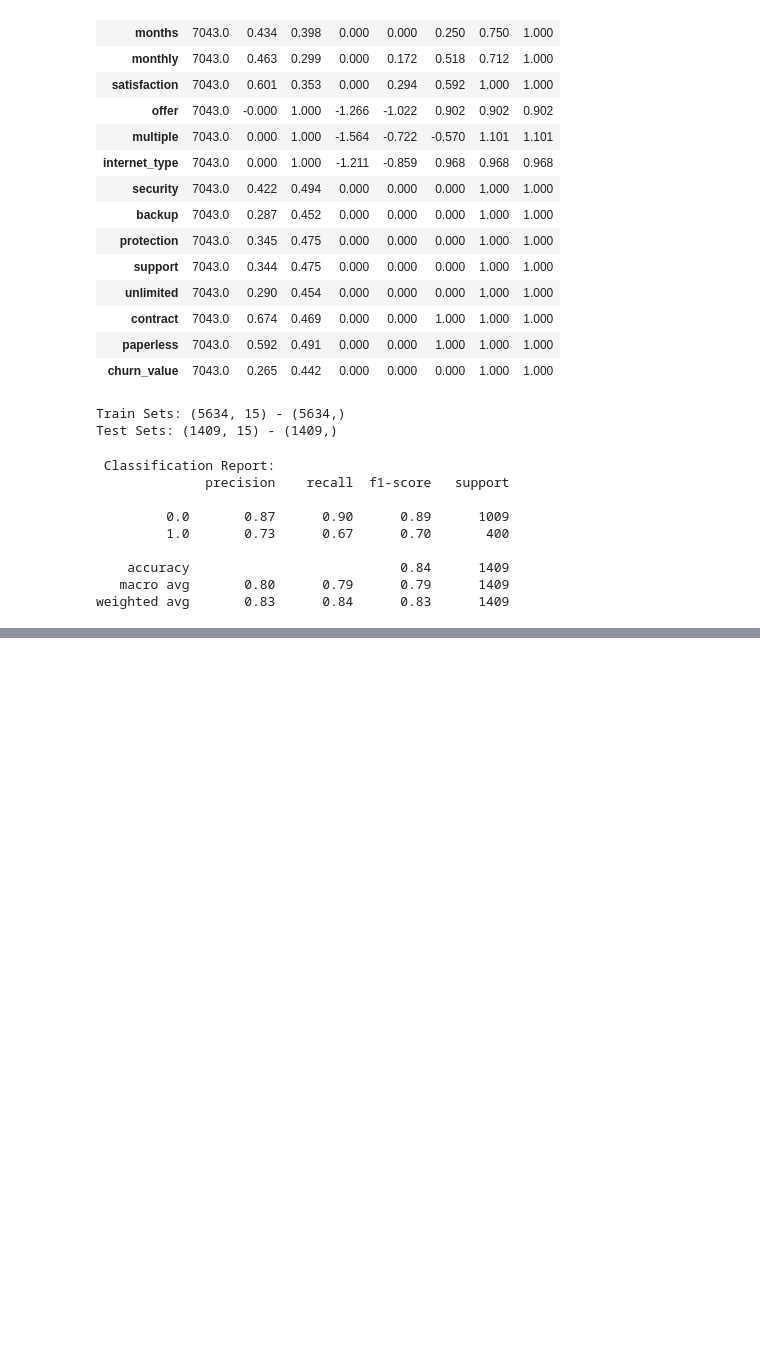
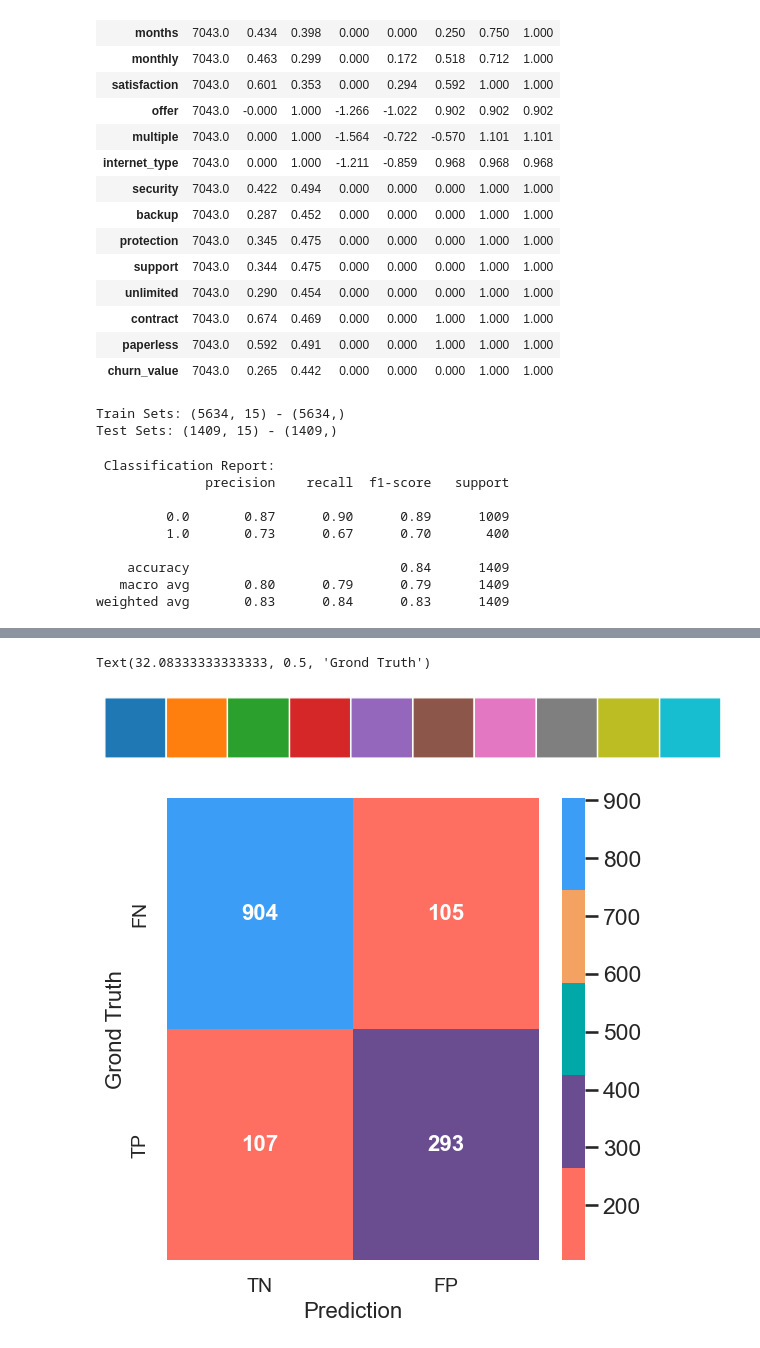
Before and after one commit to MerveTascii00/machine-learning-journey, a Jupyter notebook: 03_KNN.ipynb, the cells around one changed output, grey strips where cells are left out. Cells and saved outputs as stored; diff of their text form; code cells hidden in the pictures; blank space fills up the shorter version.

```diff
--- a/03_KNN.ipynb
+++ b/03_KNN.ipynb
@@ -382,0 +539,33 @@ weighted avg       0.83      0.84      0.83      1409
+# %%
+colors = [
+    "#FF6F61", "#6A4C90", "#00A8A8", "#F4A261", "#3B9DF5"
+]
+
+palette = sns.color_palette(colors)
+
+sns.palplot(sns.color_palette())
+
+_, ax = plt.subplots(figsize=(6, 6))
+
+ax = sns.heatmap(
+    confusion_matrix(y_test, y_pred_final),
+    annot=True,
+    fmt='d',
+    cmap=colors,
+    annot_kws={
+        'size':16,
+        'weight':'bold'
+    }
+)
+
+x_tick_labels = ['TN', 'FP']
+y_tick_labels = ['FN', 'TP']
+
+ax.set_xticklabels(x_tick_labels, fontsize=14)
+ax.set_yticklabels(y_tick_labels, fontsize=14)
+ax.set_xlabel('Prediction', fontsize=16)
+ax.set_ylabel('Grond Truth', fontsize=16)
+# %% [output]
+Text(32.08333333333333, 0.5, 'Grond Truth')
+[figure, added]
+[figure, added]
```
Also changed, not shown: parts of 11 cells of this notebook, 7 other files.
